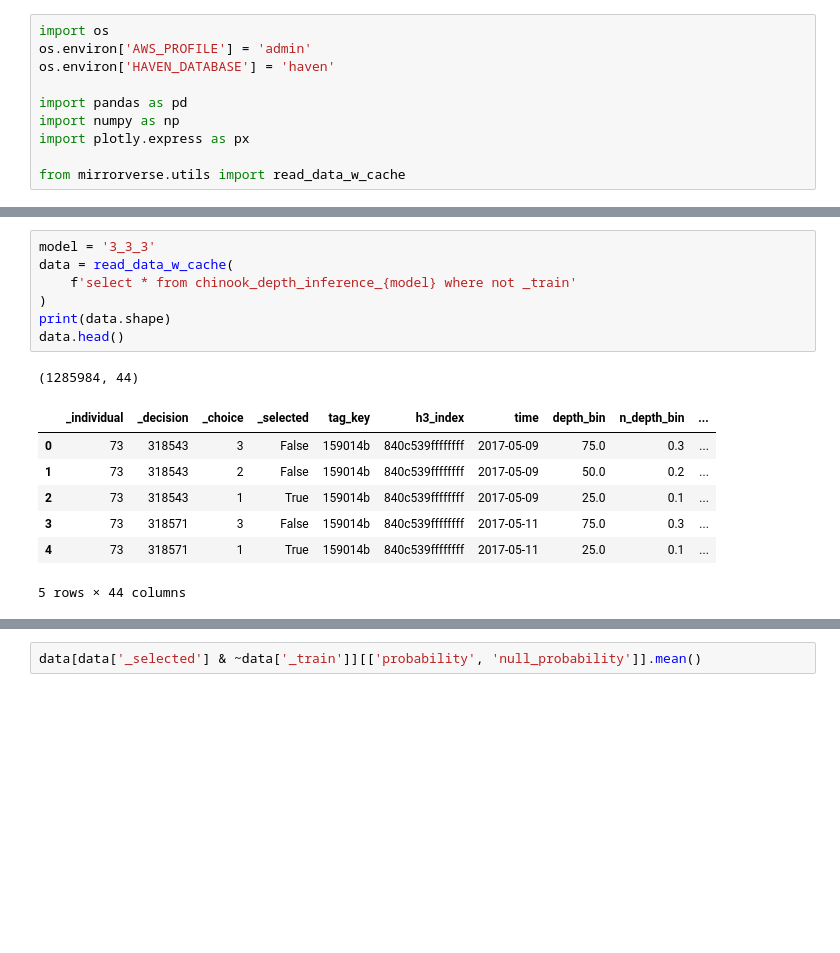
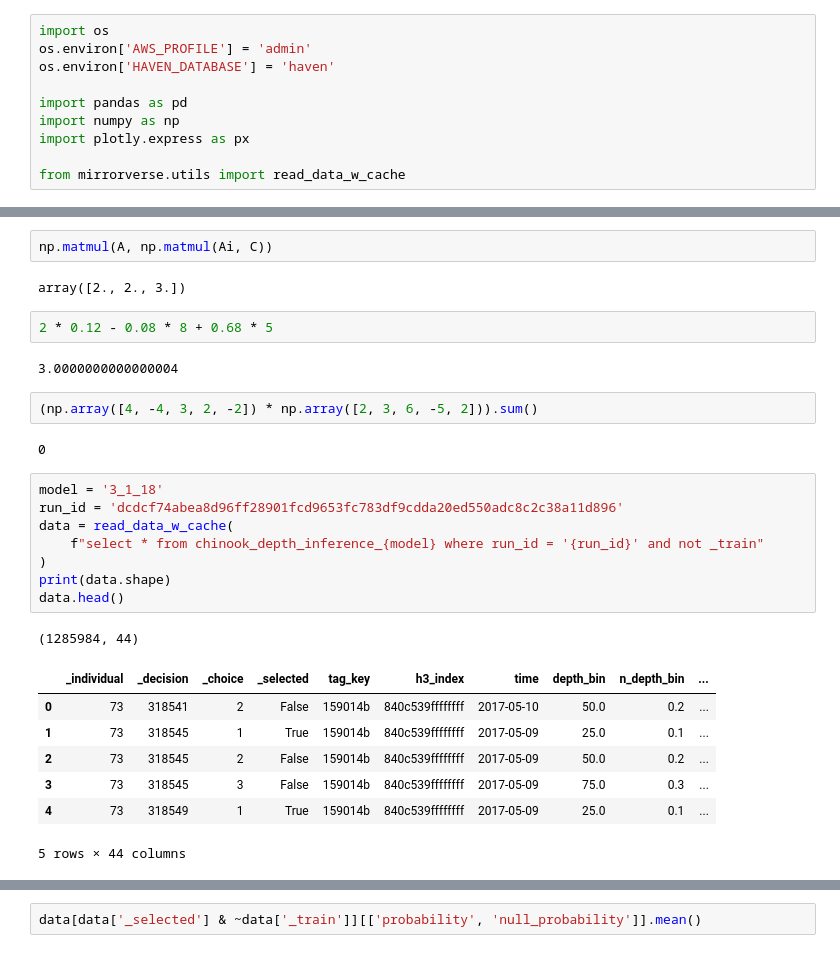
Before and after one commit to networkearth/mirrorverse, a Jupyter notebook: models/depth_model_v2/models/Explore.ipynb, the cells around one changed output, grey strips where cells are left out. Saved outputs shown, nothing was run; the diff lists cells and outputs as text; blank space fills up the shorter version.

```diff
--- a/models/depth_model_v2/models/Explore.ipynb
+++ b/models/depth_model_v2/models/Explore.ipynb
@@ -11,18 +32,31 @@ from mirrorverse.utils import read_data_w_cache
+# %%
+np.matmul(A, np.matmul(Ai, C))
+# %% [output]
+array([2., 2., 3.])
+# %%
+2 * 0.12 - 0.08 * 8 + 0.68 * 5
+# %% [output]
+3.0000000000000004
+# %%
+(np.array([4, -4, 3, 2, -2]) * np.array([2, 3, 6, -5, 2])).sum()
+# %% [output]
+0
 # %%
-model = '3_3_3'
+model = '3_1_18'
+run_id = 'dcdcf74abea8d96ff28901fcd9653fc783df9cdda20ed550adc8c2c38a11d896'
 data = read_data_w_cache(
-    f'select * from chinook_depth_inference_{model} where not _train'
+    f"select * from chinook_depth_inference_{model} where run_id = '{run_id}' and not _train"
 )
 print(data.shape)
 data.head()
 # %% [output]
 (1285984, 44)
 |  | _individual | _decision | _choice | _selected | tag_key | h3_index | time | depth_bin | n_depth_bin | ... |
-| 0 | 73 | 318543 | 3 | False | 159014b | 840c539ffffffff | 2017-05-09 | 75.0 | 0.3 | ... |
-| 1 | 73 | 318543 | 2 | False | 159014b | 840c539ffffffff | 2017-05-09 | 50.0 | 0.2 | ... |
-| 2 | 73 | 318543 | 1 | True | 159014b | 840c539ffffffff | 2017-05-09 | 25.0 | 0.1 | ... |
-| 3 | 73 | 318571 | 3 | False | 159014b | 840c539ffffffff | 2017-05-11 | 75.0 | 0.3 | ... |
-| 4 | 73 | 318571 | 1 | True | 159014b | 840c539ffffffff | 2017-05-11 | 25.0 | 0.1 | ... |
+| 0 | 73 | 318541 | 2 | False | 159014b | 840c539ffffffff | 2017-05-10 | 50.0 | 0.2 | ... |
+| 1 | 73 | 318545 | 1 | True | 159014b | 840c539ffffffff | 2017-05-09 | 25.0 | 0.1 | ... |
+| 2 | 73 | 318545 | 2 | False | 159014b | 840c539ffffffff | 2017-05-09 | 50.0 | 0.2 | ... |
+| 3 | 73 | 318545 | 3 | False | 159014b | 840c539ffffffff | 2017-05-09 | 75.0 | 0.3 | ... |
+| 4 | 73 | 318549 | 1 | True | 159014b | 840c539ffffffff | 2017-05-09 | 25.0 | 0.1 | ... |
 5 rows × 44 columns
 # %%
 data.groupby(['depth_bin'])[['_selected', 'probability']].mean()
```
Also changed, not shown: parts of 6 cells of this notebook, 28 other files.
